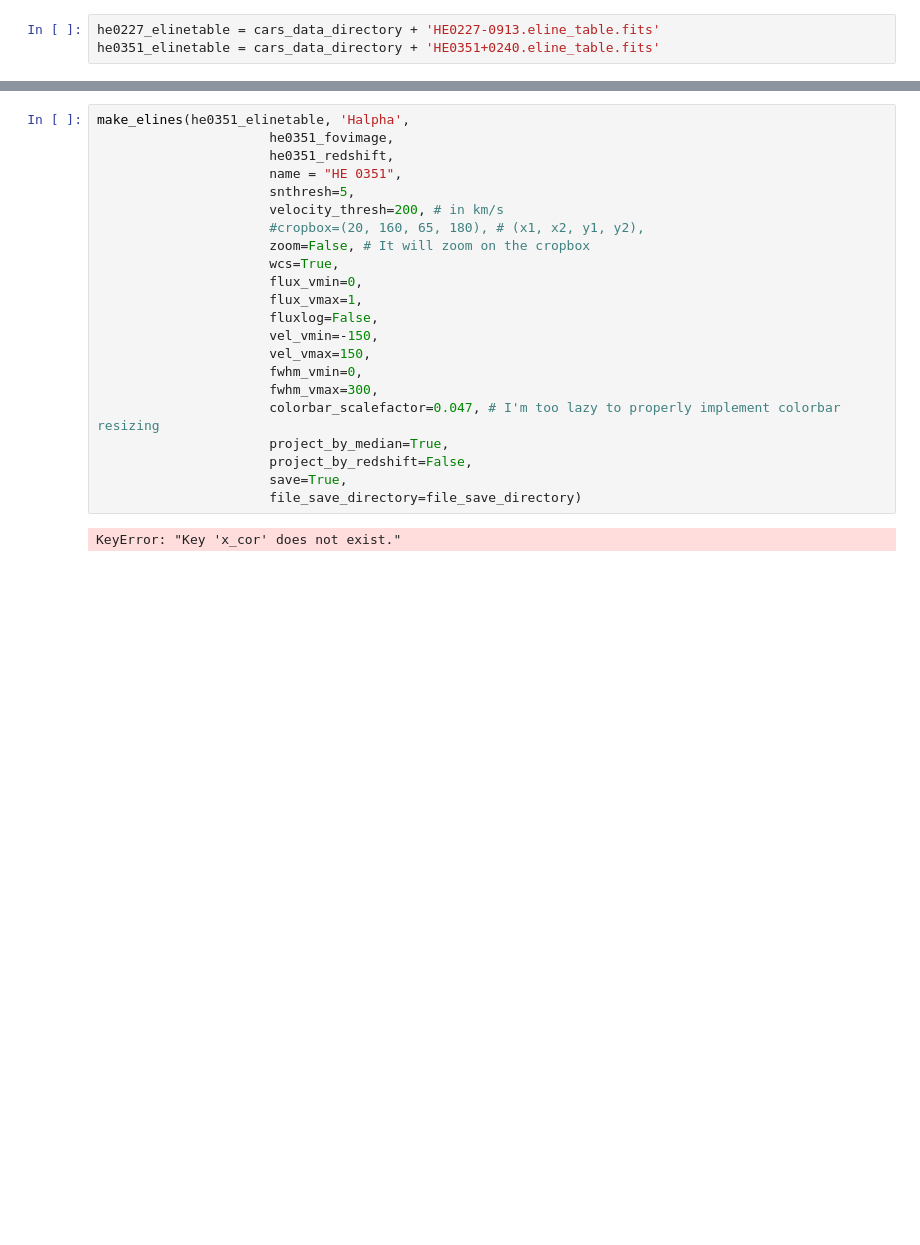
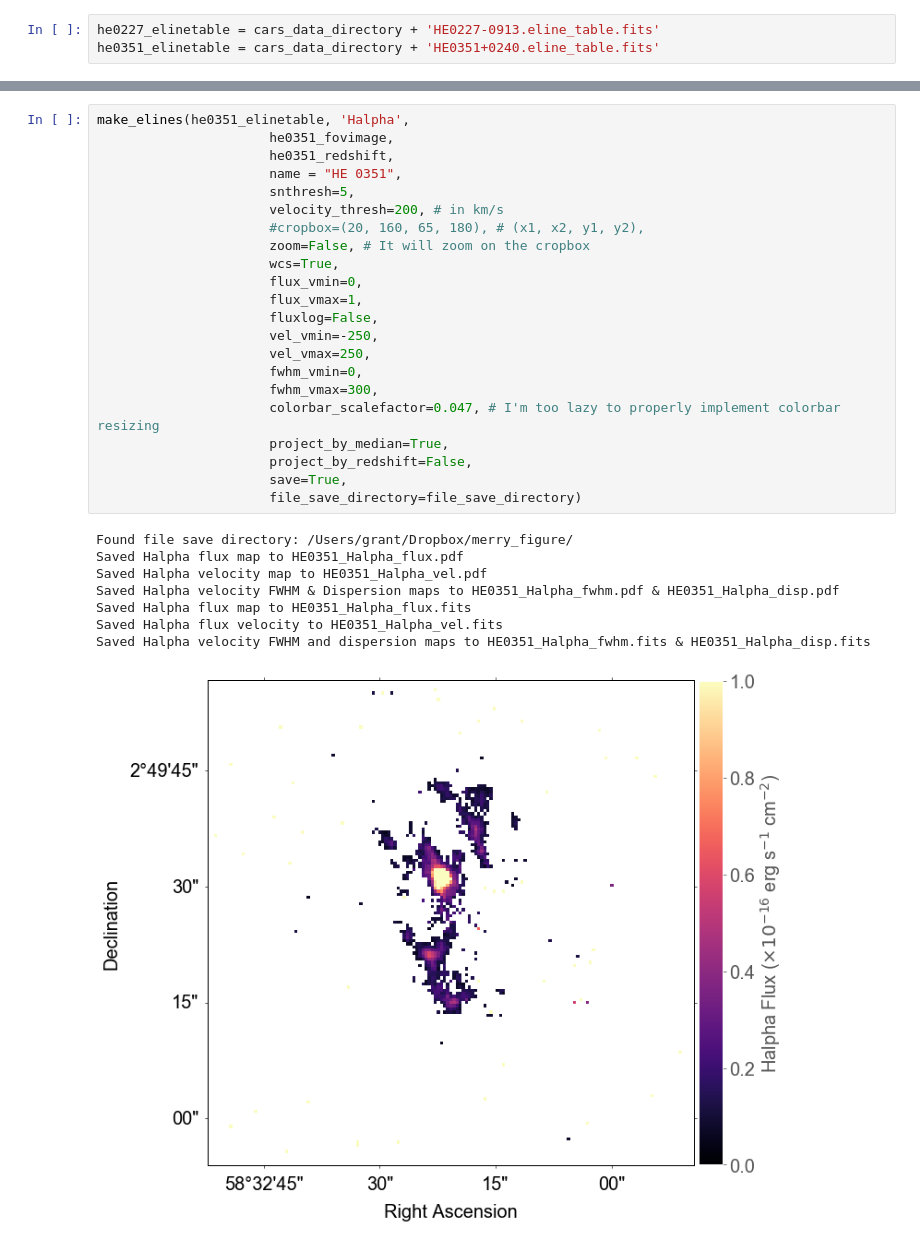
Before and after one commit to granttremblay/Merry_Paper, a Jupyter notebook: MerryMaps.ipynb, the cells around one changed output, grey strips where cells are left out. Saved outputs shown, nothing was run; the diff lists cells and outputs as text; blank space fills up the shorter version.

```diff
--- a/MerryMaps.ipynb
+++ b/MerryMaps.ipynb
@@ -692,24 +699,31 @@ Saved Hbeta velocity FWHM and dispersion maps to HE0227_Hbeta_fwhm.fits & HE0227
 # %%
 make_elines(he0351_elinetable, 'Halpha',
                       he0351_fovimage,
                       he0351_redshift,
                       name = "HE 0351",
                       snthresh=5,
                       velocity_thresh=200, # in km/s
                       #cropbox=(20, 160, 65, 180), # (x1, x2, y1, y2),
                       zoom=False, # It will zoom on the cropbox
                       wcs=True,
                       flux_vmin=0,
                       flux_vmax=1,
                       fluxlog=False,
-                      vel_vmin=-150,
-                      vel_vmax=150,
+                      vel_vmin=-250,
+                      vel_vmax=250,
                       fwhm_vmin=0,
                       fwhm_vmax=300,
                       colorbar_scalefactor=0.047, # I'm too lazy to properly implement colorbar resizing
                       project_by_median=True,
                       project_by_redshift=False,
                       save=True,
                       file_save_directory=file_save_directory)
 # %% [output]
-KeyError: "Key 'x_cor' does not exist."
+Found file save directory: /Users/grant/Dropbox/merry_figure/
+Saved Halpha flux map to HE0351_Halpha_flux.pdf
+Saved Halpha velocity map to HE0351_Halpha_vel.pdf
+Saved Halpha velocity FWHM & Dispersion maps to HE0351_Halpha_fwhm.pdf & HE0351_Halpha_disp.pdf
+Saved Halpha flux map to HE0351_Halpha_flux.fits
+Saved Halpha flux velocity to HE0351_Halpha_vel.fits
+Saved Halpha velocity FWHM and dispersion maps to HE0351_Halpha_fwhm.fits & HE0351_Halpha_disp.fits
+[figure, added]
```
Also changed, not shown: parts of 10 cells of this notebook.
